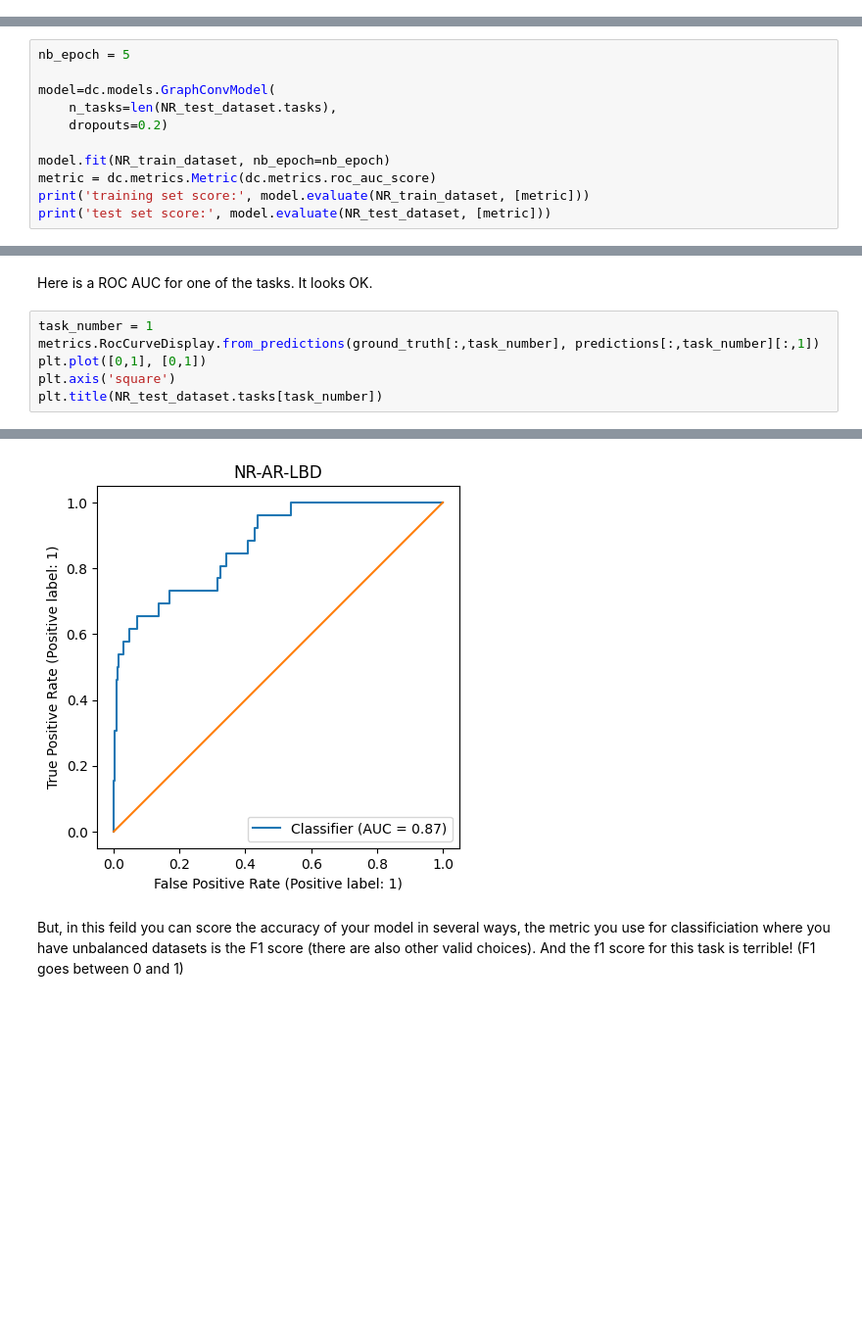
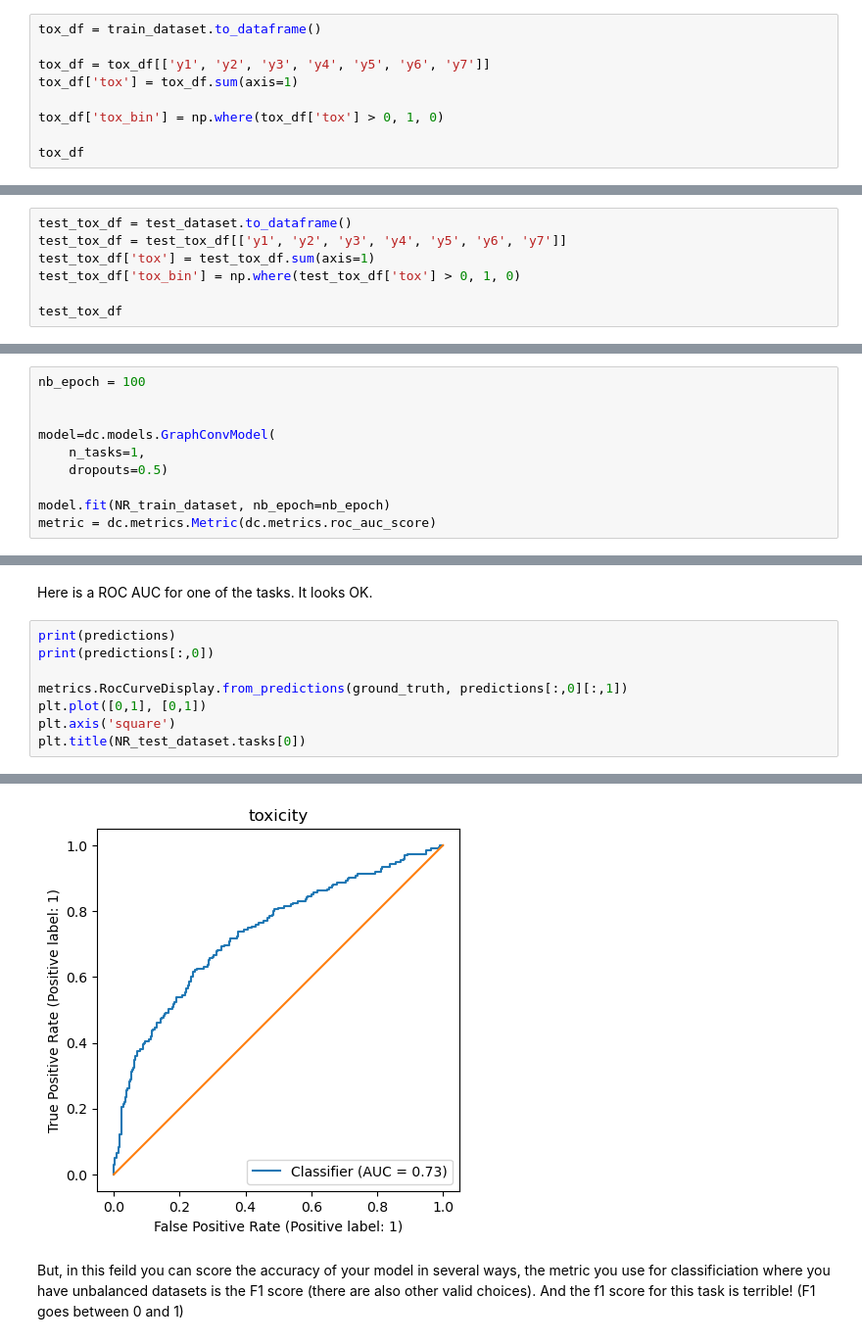
Before and after one commit to Willjterwright/grpA, a Jupyter notebook: TECS PhD ML Rotation Tox21.ipynb, the cells around one changed output, grey strips where cells are left out. Shown at 98% size. Saved outputs shown, nothing was run; the diff lists cells and outputs as text; blank space fills up the shorter version.

```diff
--- a/TECS PhD ML Rotation Tox21.ipynb
+++ b/TECS PhD ML Rotation Tox21.ipynb
@@ -286,0 +302,9 @@ array(['SR-ARE', 'SR-ATAD5', 'SR-HSE', 'SR-MMP', 'SR-p53'], dtype='<U13')
+# %%
+tox_df = train_dataset.to_dataframe()
+
+tox_df = tox_df[['y1', 'y2', 'y3', 'y4', 'y5', 'y6', 'y7']]
+tox_df['tox'] = tox_df.sum(axis=1)
+
+tox_df['tox_bin'] = np.where(tox_df['tox'] > 0, 1, 0)
+
+tox_df
@@ -286,0 +332,7 @@ array(['SR-ARE', 'SR-ATAD5', 'SR-HSE', 'SR-MMP', 'SR-p53'], dtype='<U13')
+# %%
+test_tox_df = test_dataset.to_dataframe()
+test_tox_df = test_tox_df[['y1', 'y2', 'y3', 'y4', 'y5', 'y6', 'y7']]
+test_tox_df['tox'] = test_tox_df.sum(axis=1)
+test_tox_df['tox_bin'] = np.where(test_tox_df['tox'] > 0, 1, 0)
+
+test_tox_df
@@ -331,13 +449,12 @@ Here we train a classifier that will work on more than one task at a time. Class
 
 Here we train a MultitaskClassifier on the NR datasets
 # %%
-nb_epoch = 5
+nb_epoch = 100
+
 
 model=dc.models.GraphConvModel(
-    n_tasks=len(NR_test_dataset.tasks),
-    dropouts=0.2)
+    n_tasks=1,
+    dropouts=0.5)
 
 model.fit(NR_train_dataset, nb_epoch=nb_epoch)
 metric = dc.metrics.Metric(dc.metrics.roc_auc_score)
-print('training set score:', model.evaluate(NR_train_dataset, [metric]))
-print('test set score:', model.evaluate(NR_test_dataset, [metric]))
@@ -381,9 +496,11 @@ NR-PPAR-gamma           0.729
 # %% [markdown]
 Here is a ROC AUC for one of the tasks. It looks OK.
 # %%
-task_number = 1
-metrics.RocCurveDisplay.from_predictions(ground_truth[:,task_number], predictions[:,task_number][:,1])
+print(predictions)
+print(predictions[:,0])
+
+metrics.RocCurveDisplay.from_predictions(ground_truth, predictions[:,0][:,1])
 plt.plot([0,1], [0,1])
 plt.axis('square')
-plt.title(NR_test_dataset.tasks[task_number])
+plt.title(NR_test_dataset.tasks[0])
 # %% [output]
@@ -391,4 +528,4 @@ Text(0.5, 1.0, 'NR-AR-LBD')
-[figure, old version]
+[figure, new version]
 # %% [markdown]
 But, in this feild you can score the accuracy of your model in several ways, the metric you use for classificiation where you have unbalanced datasets is the F1 score (there are also other valid choices). And the f1 score for this task is terrible! (F1 goes between 0 and 1)
 # %%
```
Also changed, not shown: parts of 39 cells of this notebook.
